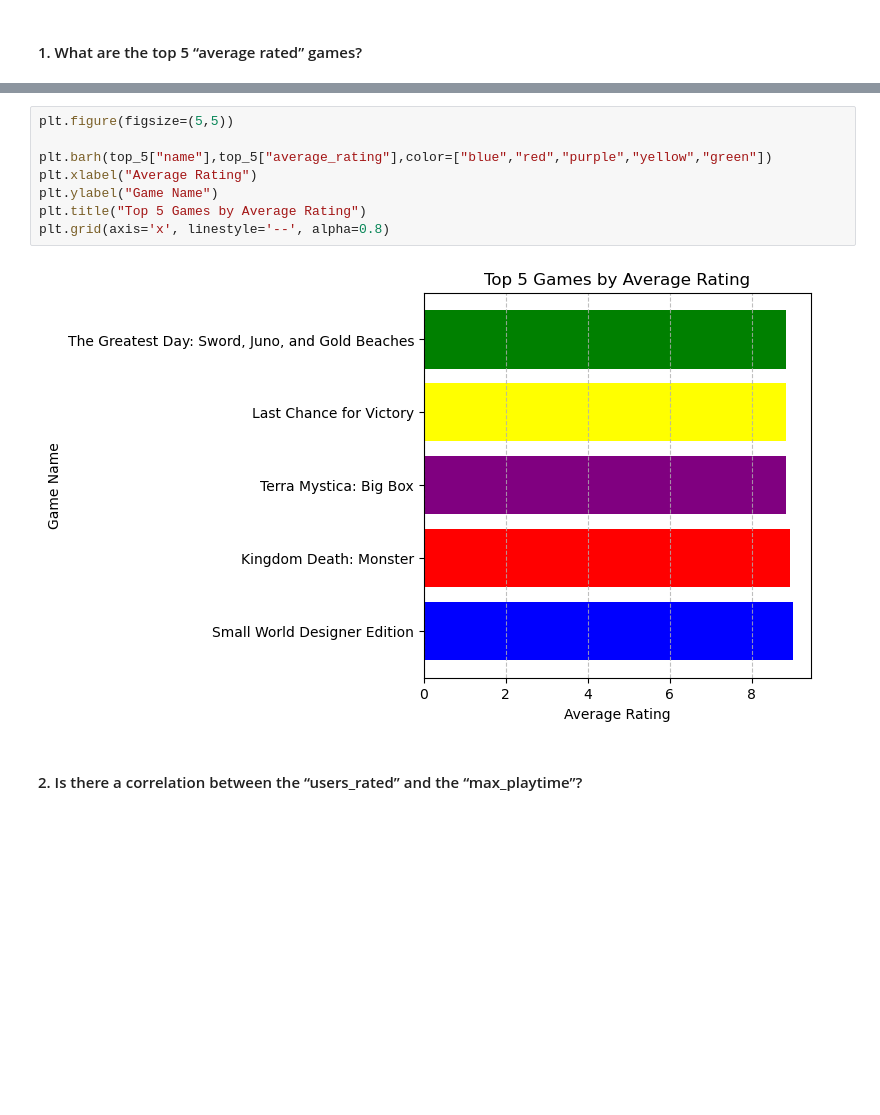
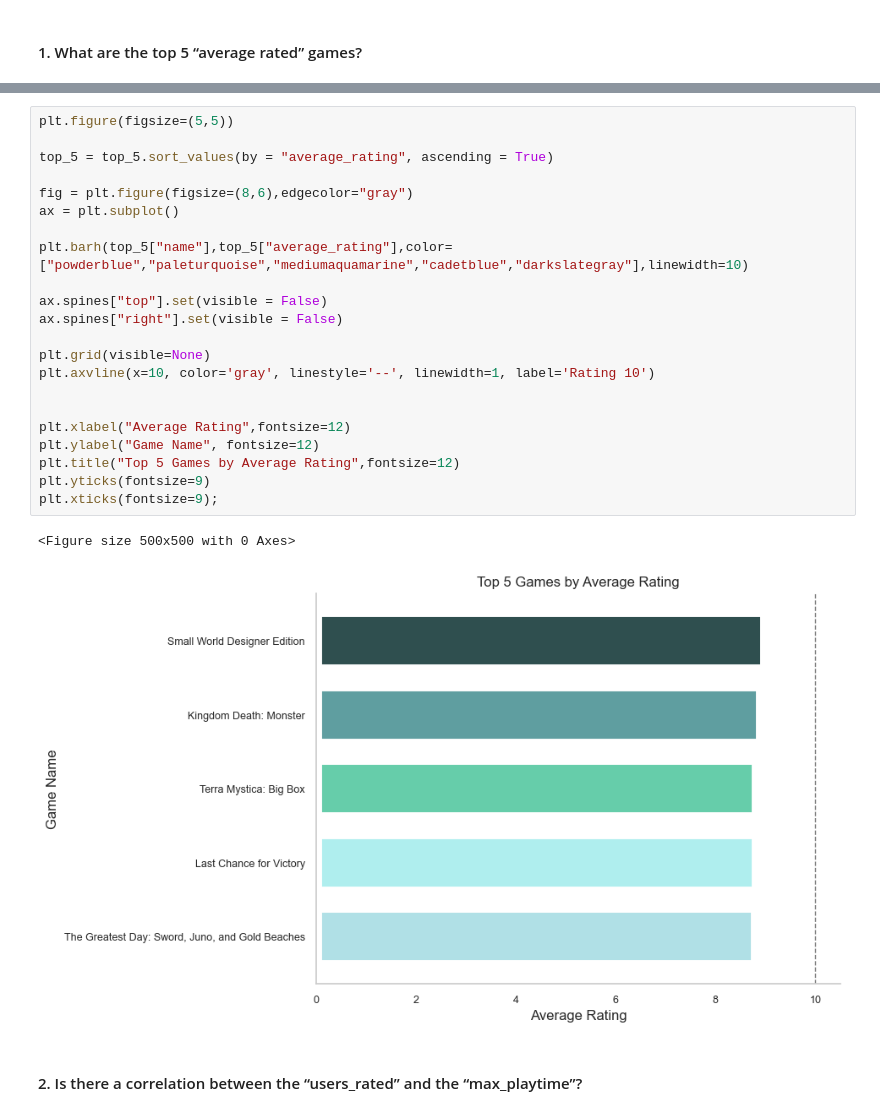
Before and after one commit to ayllinBukovic/AyllinBukovic_DVisHDip_CA1, a Jupyter notebook: AyllinBukovic_DVisHDip_CA1.ipynb, the cells around one changed output, grey strips where cells are left out. Cells and saved outputs as stored; diff of their text form; blank space fills up the shorter version.

```diff
--- a/AyllinBukovic_DVisHDip_CA1.ipynb
+++ b/AyllinBukovic_DVisHDip_CA1.ipynb
@@ -178,13 +182,28 @@ top_5
 # %%
 plt.figure(figsize=(5,5))
 
-plt.barh(top_5["name"],top_5["average_rating"],color=["blue","red","purple","yellow","green"])
-plt.xlabel("Average Rating")
-plt.ylabel("Game Name")
-plt.title("Top 5 Games by Average Rating")
-plt.grid(axis='x', linestyle='--', alpha=0.8)
+top_5 = top_5.sort_values(by = "average_rating", ascending = True)
+
+fig = plt.figure(figsize=(8,6),edgecolor="gray")
+ax = plt.subplot()
+
+plt.barh(top_5["name"],top_5["average_rating"],color=["powderblue","paleturquoise","mediumaquamarine","cadetblue","darkslategray"],linewidth=10)
+
+ax.spines["top"].set(visible = False)
+ax.spines["right"].set(visible = False)
+
+plt.grid(visible=None)
+plt.axvline(x=10, color='gray', linestyle='--', linewidth=1, label='Rating 10')
+
+
+plt.xlabel("Average Rating",fontsize=12)
+plt.ylabel("Game Name", fontsize=12)
+plt.title("Top 5 Games by Average Rating",fontsize=12)
+plt.yticks(fontsize=9)
+plt.xticks(fontsize=9);
 # %% [output]
+<Figure size 500x500 with 0 Axes>
-[figure, old version]
+[figure, new version]
 # %% [markdown]
 #### 2. Is there a correlation between the “users_rated” and the “max_playtime”?
 # %%
```
Also changed, not shown: parts of 10 cells of this notebook.
